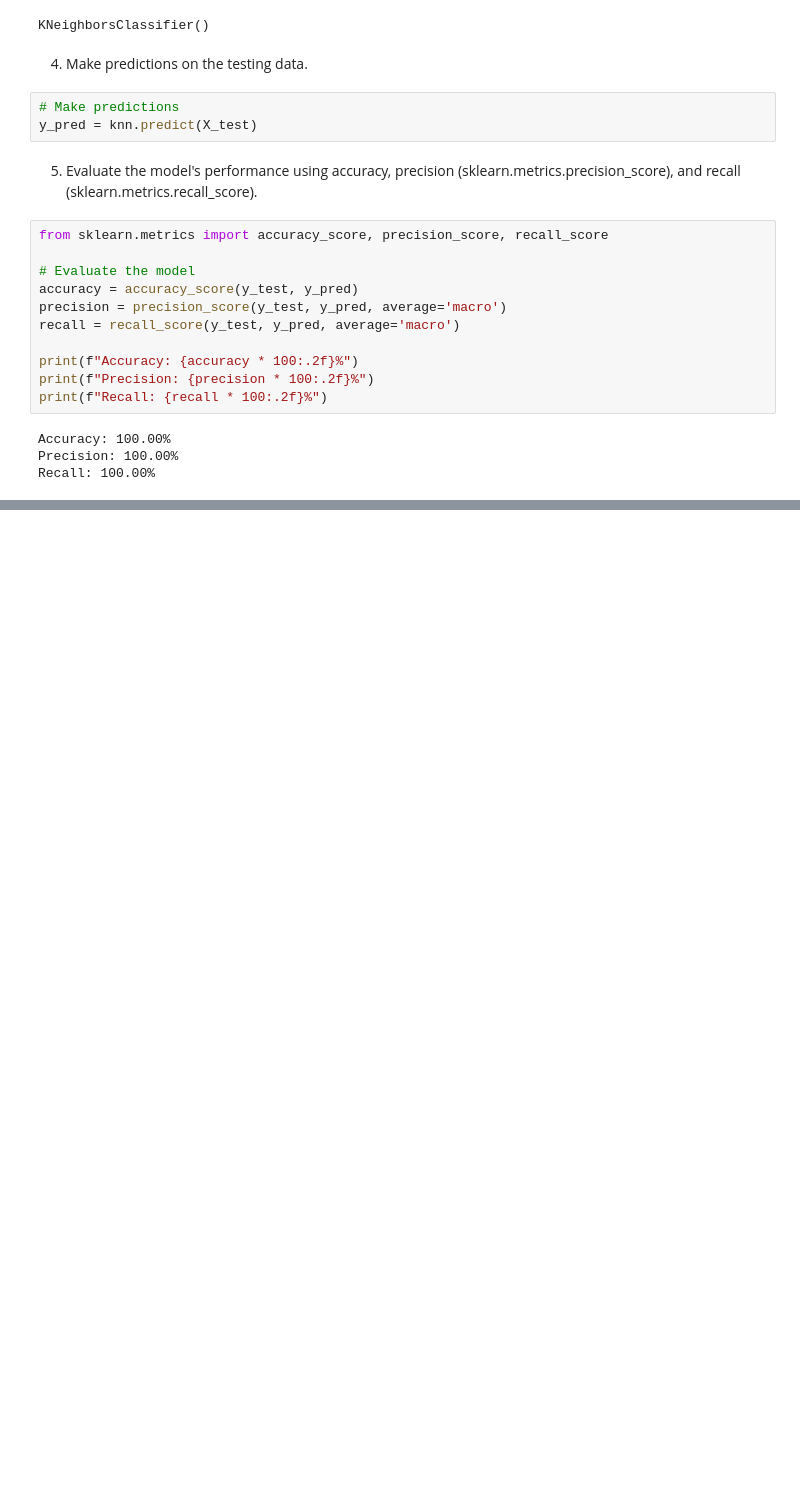
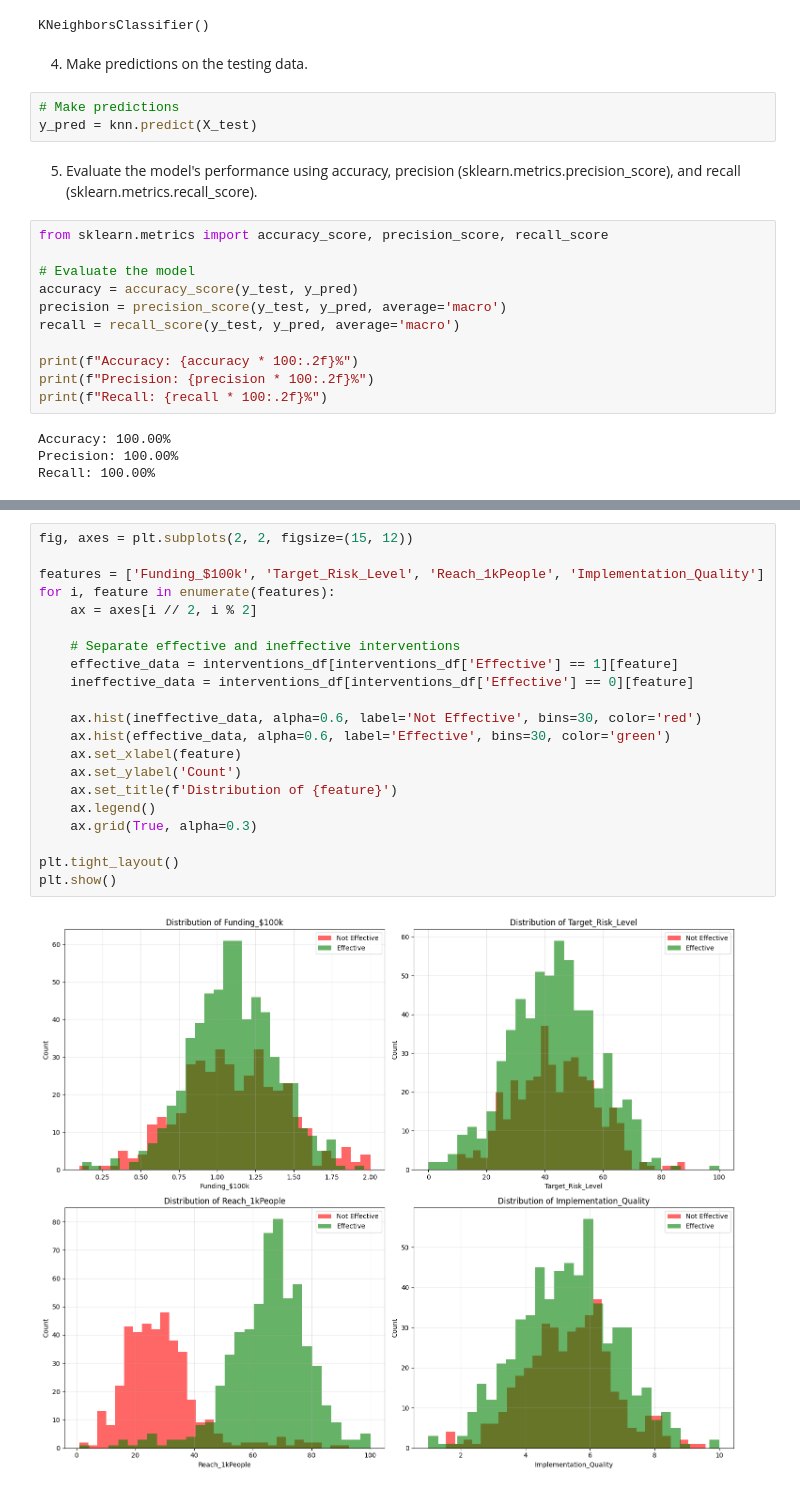
Before and after one commit to KubaJerz/VLab_AI_ML_Training, a Jupyter notebook: summer25-workshop/02knn_and_dt.ipynb, the cells around one changed output, grey strips where cells are left out. Saved outputs shown, nothing was run; the diff lists cells and outputs as text; blank space fills up the shorter version.

```diff
--- a/summer25-workshop/02knn_and_dt.ipynb
+++ b/summer25-workshop/02knn_and_dt.ipynb
@@ -442,0 +545,23 @@ Recall: 100.00%
+# %%
+fig, axes = plt.subplots(2, 2, figsize=(15, 12))
+
+features = ['Funding_$100k', 'Target_Risk_Level', 'Reach_1kPeople', 'Implementation_Quality']
+for i, feature in enumerate(features):
+    ax = axes[i // 2, i % 2]
+
+    # Separate effective and ineffective interventions
+    effective_data = interventions_df[interventions_df['Effective'] == 1][feature]
+    ineffective_data = interventions_df[interventions_df['Effective'] == 0][feature]
+
+    ax.hist(ineffective_data, alpha=0.6, label='Not Effective', bins=30, color='red')
+    ax.hist(effective_data, alpha=0.6, label='Effective', bins=30, color='green')
+    ax.set_xlabel(feature)
+    ax.set_ylabel('Count')
+    ax.set_title(f'Distribution of {feature}')
+    ax.legend()
+    ax.grid(True, alpha=0.3)
+
+plt.tight_layout()
+plt.show()
+# %% [output]
+[figure, added]
```
Also changed, not shown: parts of 19 cells of this notebook.
